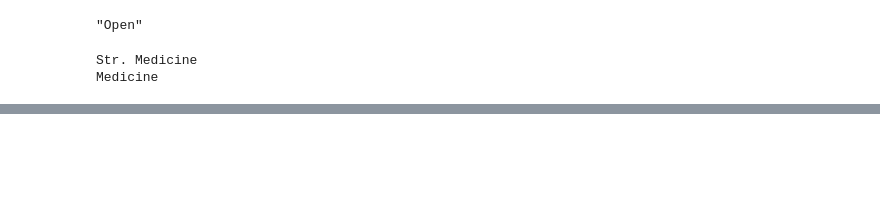
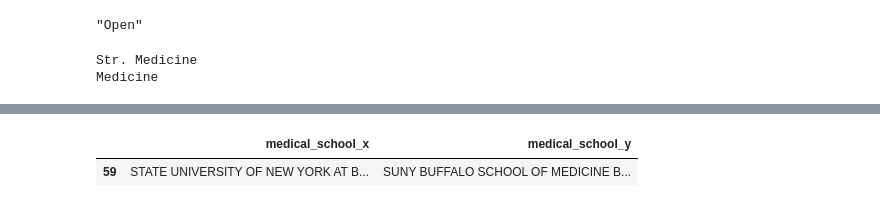
Before and after one commit to Lrraymond13/yellow_beret, a Jupyter notebook: Import Dedupe Known Associates.ipynb, the cells around one changed output, grey strips where cells are left out. Drawn from its saved outputs; the diff is of its cells as text; code cells hidden in the pictures; blank space fills up the shorter version.

```diff
--- a/Import Dedupe Known Associates.ipynb
+++ b/Import Dedupe Known Associates.ipynb
@@ -237,0 +390,5 @@ first_last_matches = pd.merge(left=not_matched_attendees, right=not_matched_apps
+# %%
+first_last_matches.loc[first_last_matches['clean_last_name']=='LARSON', ['medical_school_x', 'medical_school_y']]
+# %% [output]
+|  | medical_school_x | medical_school_y |
+| 59 | STATE UNIVERSITY OF NEW YORK AT B... | SUNY BUFFALO SCHOOL OF MEDICINE B... |
```
Also changed, not shown: parts of 46 cells of this notebook.
